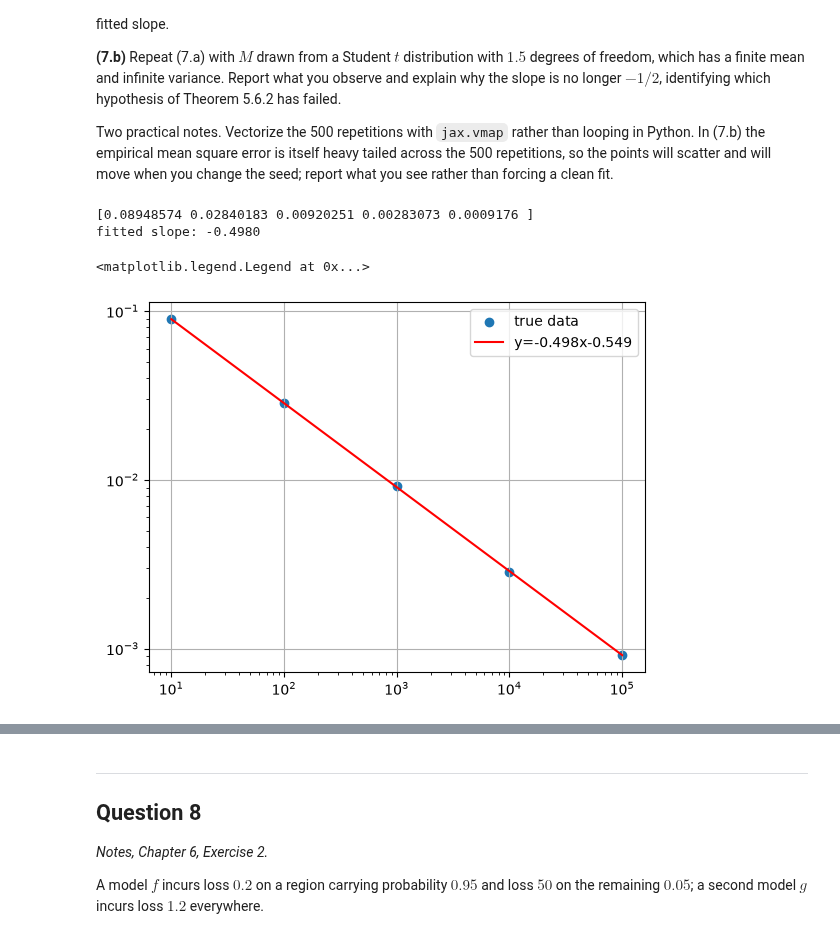
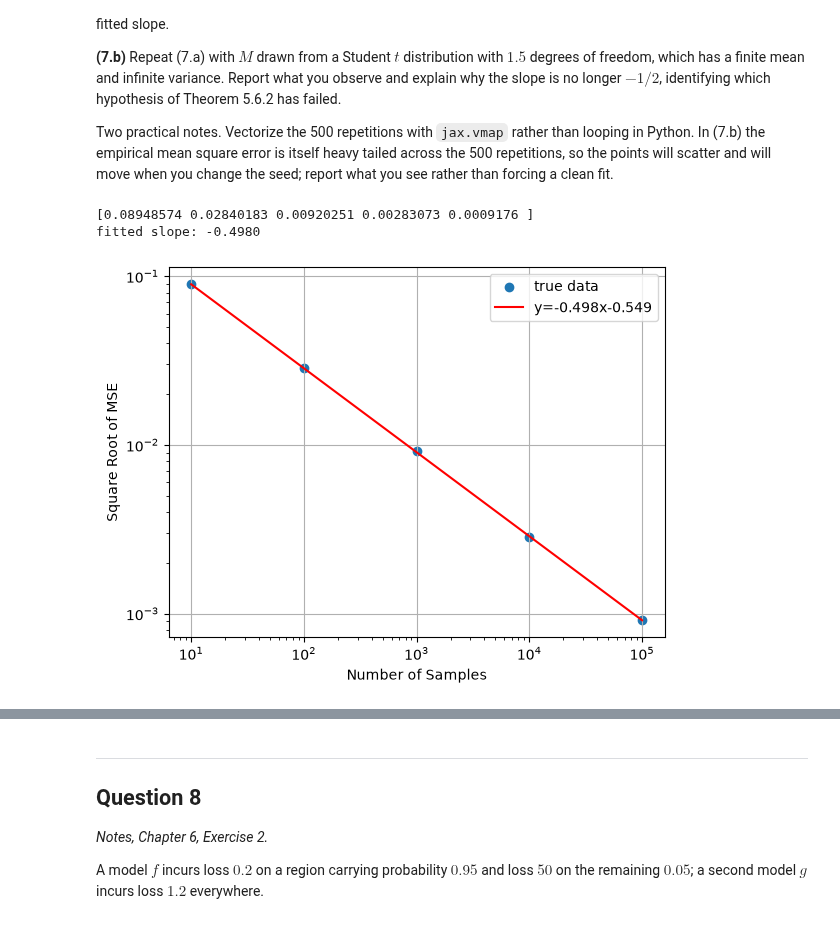
Before and after one commit to akhilghar/COE379L.1, a Jupyter notebook: HW 2/Assignment_2-1.ipynb, the cells around one changed output, grey strips where cells are left out. Cells and saved outputs as stored; diff of their text form; code cells hidden in the pictures.

```diff
--- a/HW 2/Assignment_2-1.ipynb
+++ b/HW 2/Assignment_2-1.ipynb
@@ -218,35 +216,38 @@ def singular_estimate(key, N):
     samples = jax.random.uniform(key, shape=(N,))
     return jnp.mean(samples)
 
 def MSE_batch(key, N, n_iters, true_mean):
     keys = jax.random.split(key, n_repeats)
     batch_est = jax.vmap(singular_estimate, in_axes=(0,None))(keys,N)
     return jnp.mean((batch_est - true_mean)**2)
 
 root_MSE = []
 for N in N_values:
     key, subkey = jax.random.split(key)
     root_MSE.append(jnp.sqrt(MSE_batch(subkey, N, n_repeats, true_mean=0.5)))
 
 print(np.array(root_MSE))
 
 slope, intercept = np.polyfit(np.log10(N_values), np.log10(root_MSE), deg=1)
 print(f"fitted slope: {slope:.4f}")
 
 plt.figure()
 plt.scatter(N_values,np.array(root_MSE), label='true data')
+plt.xlabel("Number of Samples")
+plt.ylabel("Square Root of MSE")
 N_arr = np.array(N_values)
 fit_line = 10**intercept * N_arr**slope
 plt.loglog(N_arr, fit_line, '-', label=f'y={slope:.3f}x{intercept:.3f}', color="red")
 plt.xscale('log')
 plt.yscale('log')
 plt.grid()
 plt.legend()
+
+plt.savefig("HW2Problem7a.png")
 # %% [output]
 [0.08948574 0.02840183 0.00920251 0.00283073 0.0009176 ]
 fitted slope: -0.4980
-<matplotlib.legend.Legend at 0x...>
-[figure, old version]
+[figure, new version]
 # %%
 # (7.b) your code here
 
```
Also changed, not shown: parts of 3 cells of this notebook, 4 other files.
